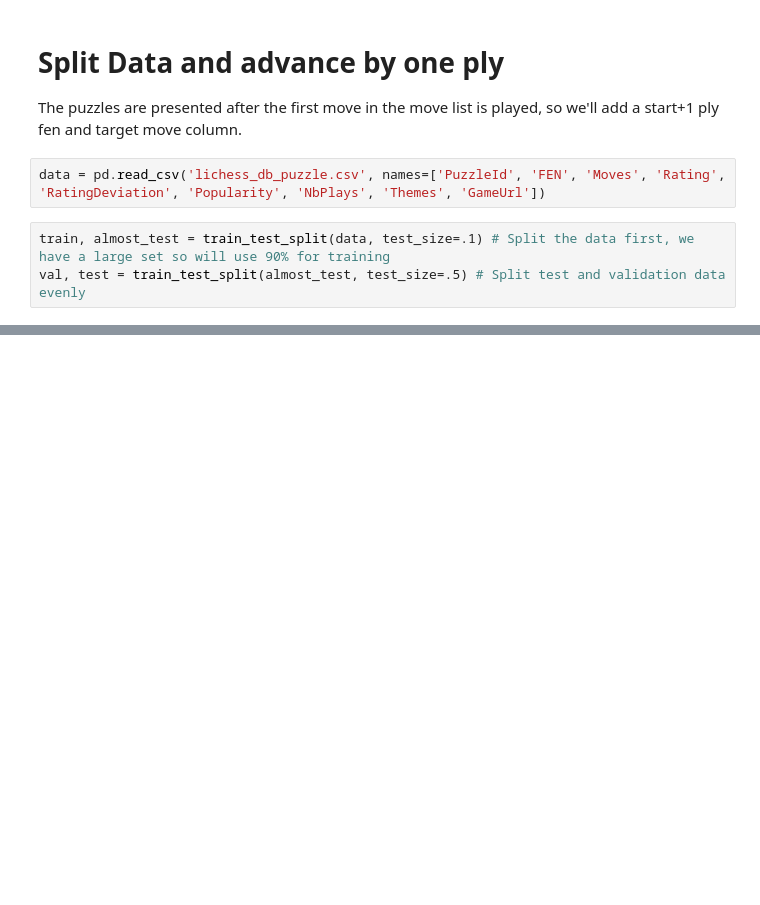
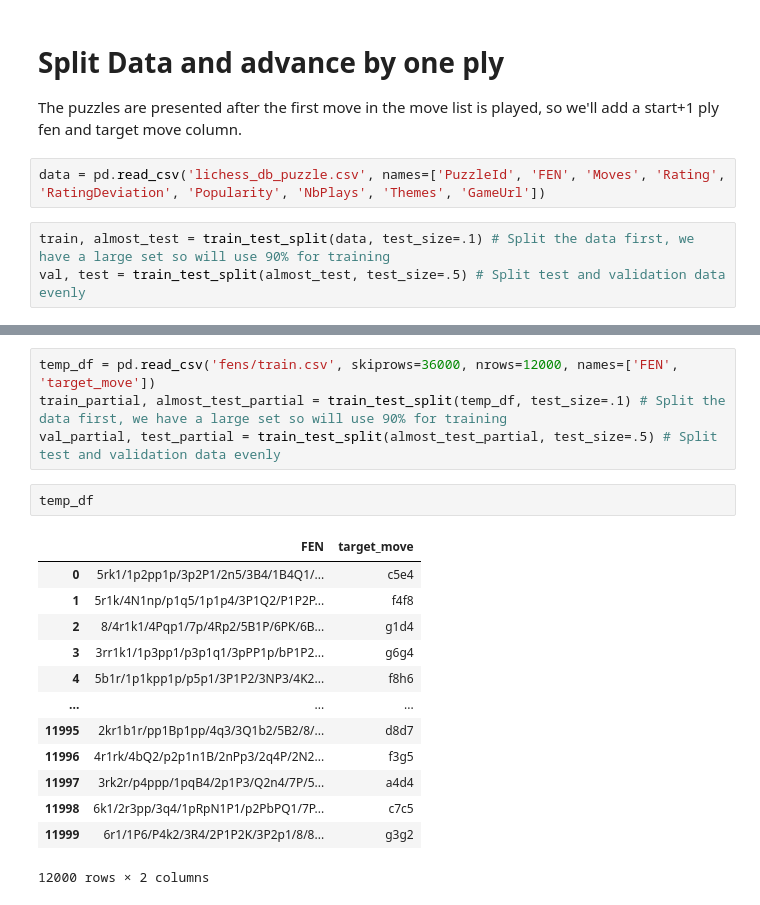
Before and after one commit to UpGoerFive/Chess-Engine-Capstone, a Jupyter notebook: dataorg.ipynb, the cells around one changed output, grey strips where cells are left out. Cells and saved outputs as stored; diff of their text form; blank space fills up the shorter version.

Commit message:
data preprocessed

```diff
--- a/dataorg.ipynb
+++ b/dataorg.ipynb
@@ -27,0 +27,20 @@ val_fens.to_csv("trimmed/val.csv")
+# %%
+temp_df = pd.read_csv('fens/train.csv', skiprows=36000, nrows=12000, names=['FEN', 'target_move'])
+train_partial, almost_test_partial = train_test_split(temp_df, test_size=.1) # Split the data first, we have a large set so will use 90% for training
+val_partial, test_partial = train_test_split(almost_test_partial, test_size=.5) # Split test and validation data evenly
+# %%
+temp_df
+# %% [output]
+|  | FEN | target_move |
+| 0 | 5rk1/1p2pp1p/3p2P1/2n5/3B4/1B4Q1/... | c5e4 |
+| 1 | 5r1k/4N1np/p1q5/1p1p4/3P1Q2/P1P2P... | f4f8 |
+| 2 | 8/4r1k1/4Pqp1/7p/4Rp2/5B1P/6PK/6B... | g1d4 |
+| 3 | 3rr1k1/1p3pp1/p3p1q1/3pPP1p/bP1P2... | g6g4 |
+| 4 | 5b1r/1p1kpp1p/p5p1/3P1P2/3NP3/4K2... | f8h6 |
+| ... | ... | ... |
+| 11995 | 2kr1b1r/pp1Bp1pp/4q3/3Q1b2/5B2/8/... | d8d7 |
+| 11996 | 4r1rk/4bQ2/p2p1n1B/2nPp3/2q4P/2N2... | f3g5 |
+| 11997 | 3rk2r/p4ppp/1pqB4/2p1P3/Q2n4/7P/5... | a4d4 |
+| 11998 | 6k1/2r3pp/3q4/1pRpN1P1/p2PbPQ1/7P... | c7c5 |
+| 11999 | 6r1/1P6/P4k2/3R4/2P1P2K/3P2p1/8/8... | g3g2 |
+12000 rows × 2 columns
```
Also changed, not shown: parts of 6 cells of this notebook, 4 other files.
